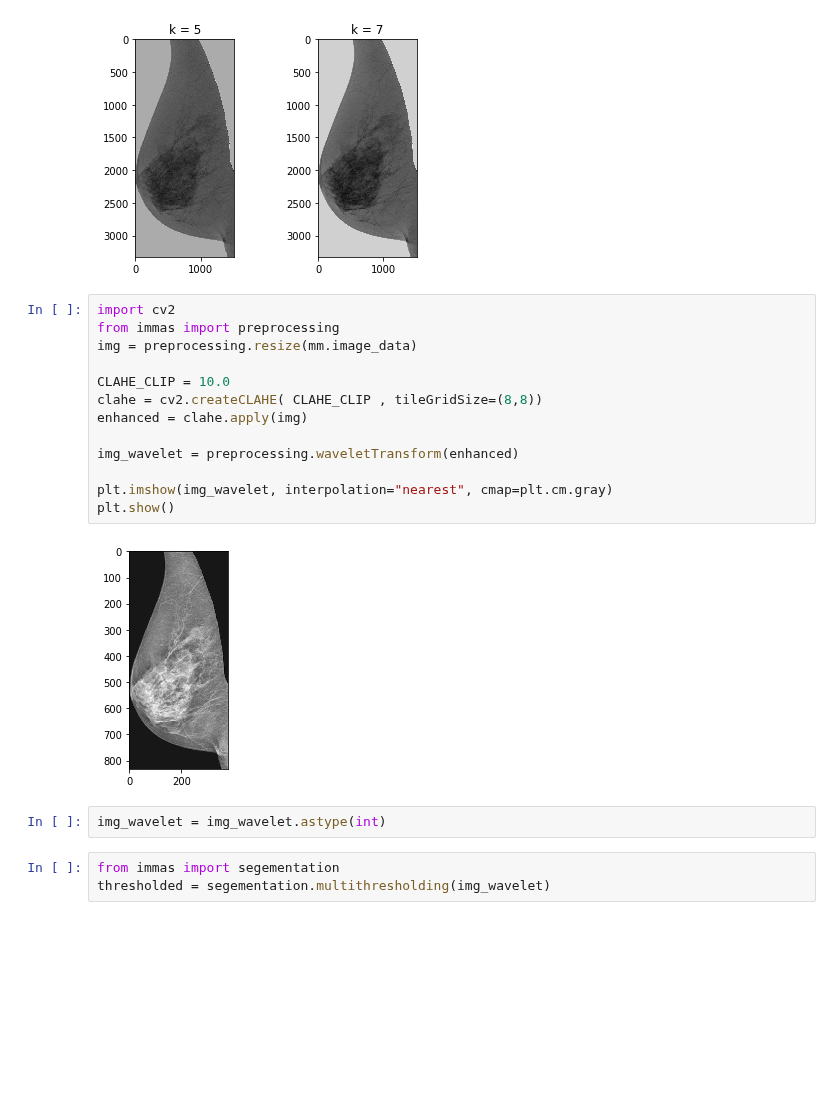
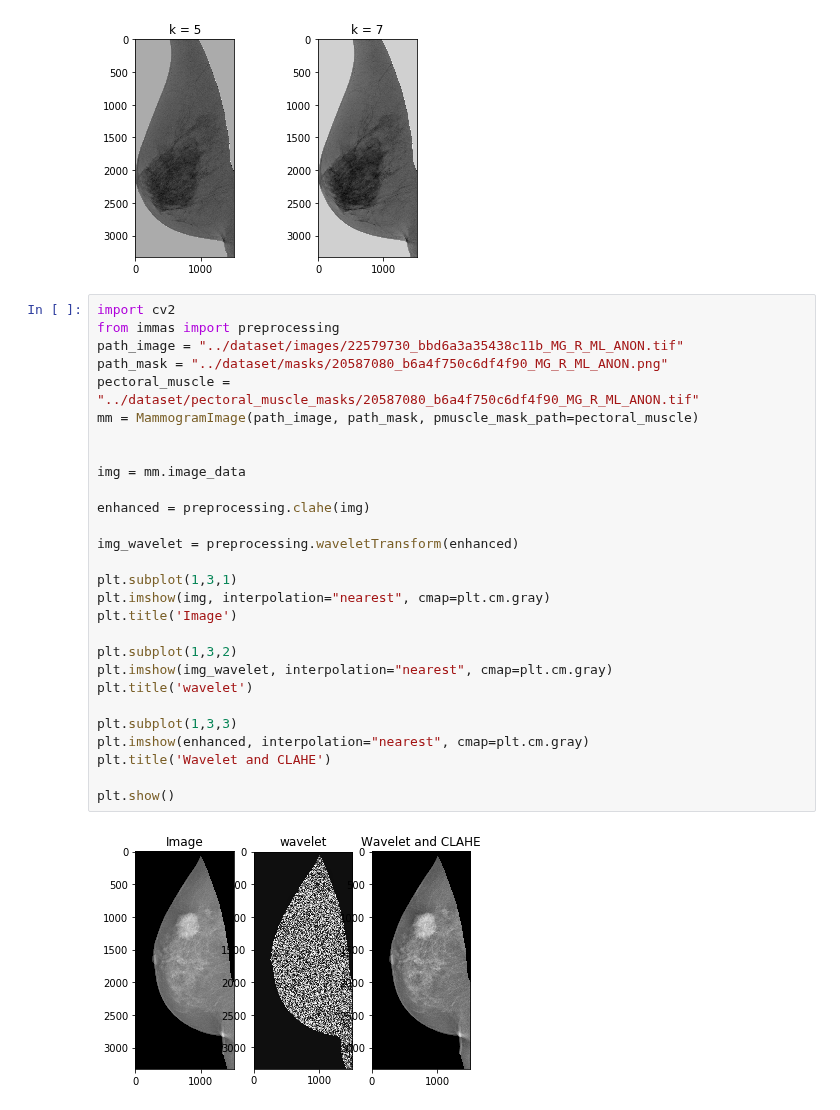
Before and after one commit to OlehKSS/IMMAS, a Jupyter notebook: examples/PreProcessingTests.ipynb, the cells around one changed output. Cells and saved outputs as stored; diff of their text form; blank space fills up the shorter version.

```diff
--- a/examples/PreProcessingTests.ipynb
+++ b/examples/PreProcessingTests.ipynb
@@ -123,23 +124,33 @@ plt.title('k = 7')
 plt.show()
 # %% [output]
 [figure]
-# %%
-import cv2
-from immas import preprocessing
-img = preprocessing.resize(mm.image_data)
-
-CLAHE_CLIP = 10.0
-clahe = cv2.createCLAHE( CLAHE_CLIP , tileGridSize=(8,8))
-enhanced = clahe.apply(img)
-
-img_wavelet = preprocessing.waveletTransform(enhanced)
-
-plt.imshow(img_wavelet, interpolation="nearest", cmap=plt.cm.gray)
-plt.show()
-# %% [output]
-[figure, removed]
-# %%
-img_wavelet = img_wavelet.astype(int)
-# %%
-from immas import segementation
-thresholded = segementation.multithresholding(img_wavelet)
+# %%
+import cv2
+from immas import preprocessing
+path_image = "../dataset/images/22579730_bbd6a3a35438c11b_MG_R_ML_ANON.tif"
+path_mask = "../dataset/masks/20587080_b6a4f750c6df4f90_MG_R_ML_ANON.png"
+pectoral_muscle = "../dataset/pectoral_muscle_masks/20587080_b6a4f750c6df4f90_MG_R_ML_ANON.tif"
+mm = MammogramImage(path_image, path_mask, pmuscle_mask_path=pectoral_muscle)
+
+
+img = mm.image_data
+
+enhanced = preprocessing.clahe(img)
+
+img_wavelet = preprocessing.waveletTransform(enhanced)
+
+plt.subplot(1,3,1)
+plt.imshow(img, interpolation="nearest", cmap=plt.cm.gray)
+plt.title('Image')
+
+plt.subplot(1,3,2)
+plt.imshow(img_wavelet, interpolation="nearest", cmap=plt.cm.gray)
+plt.title('wavelet')
+
+plt.subplot(1,3,3)
+plt.imshow(enhanced, interpolation="nearest", cmap=plt.cm.gray)
+plt.title('Wavelet and CLAHE')
+
+plt.show()
+# %% [output]
+[figure, added]
```
Also changed, not shown: parts of 3 cells of this notebook, 3 other files.
